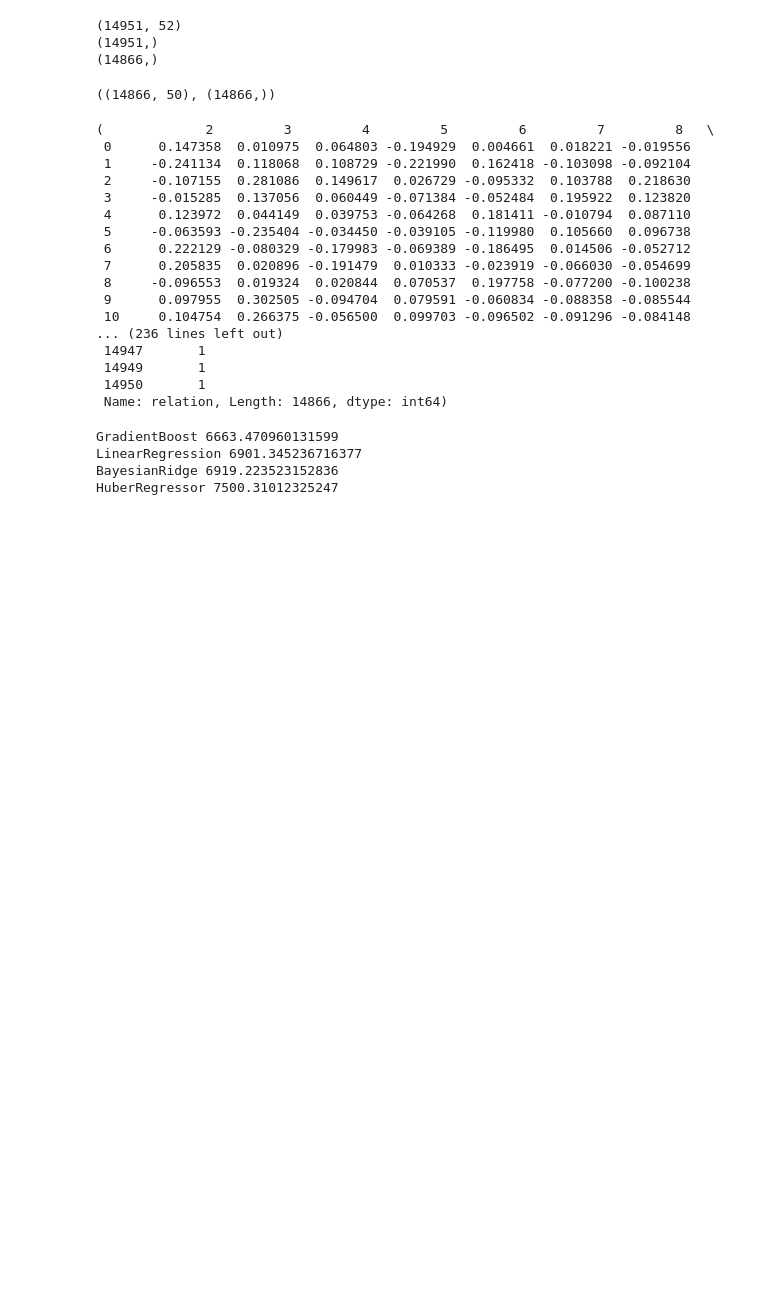
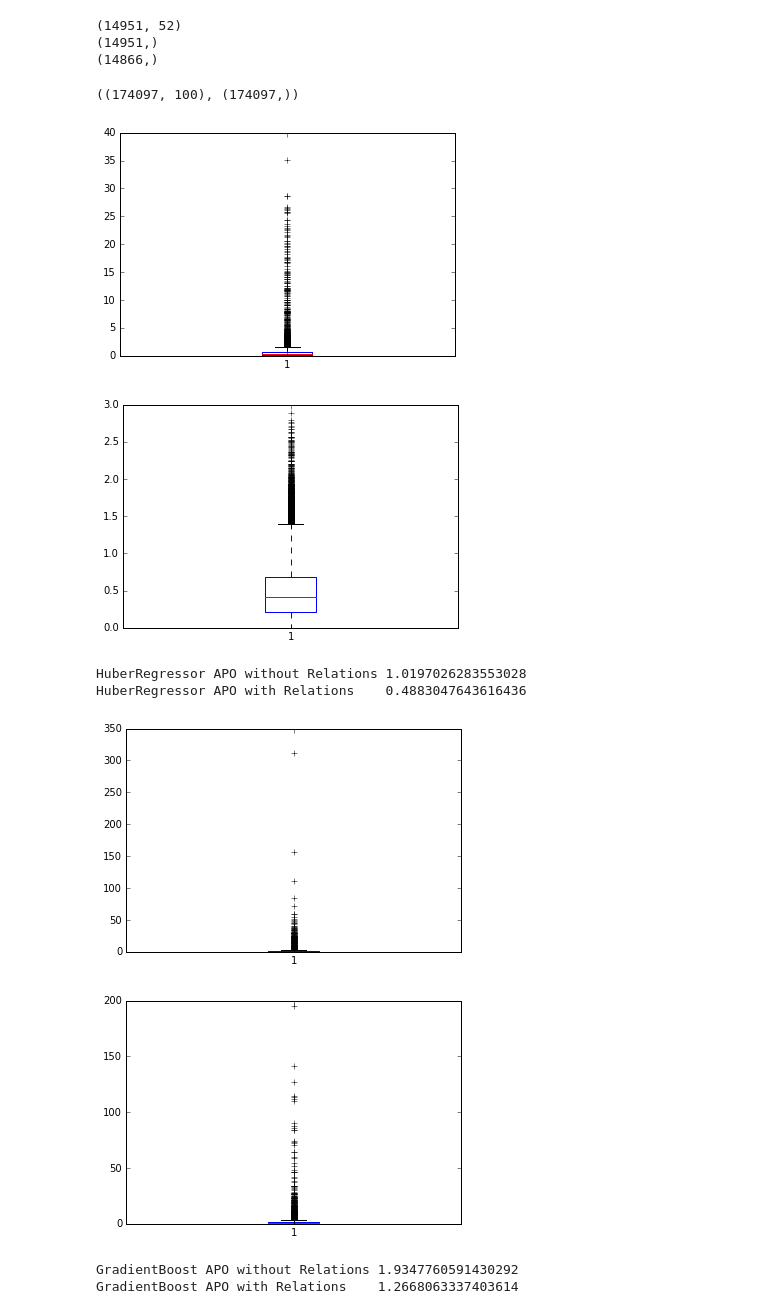
Before and after one commit to GittiHab/kb-completion, a Jupyter notebook: notebooks/pl-1.0-node_degree_regression.ipynb, the cells around one changed output. Saved outputs shown, nothing was run; the diff lists cells and outputs as text; code cells hidden in the pictures; blank space fills up the shorter version.

```diff
--- a/notebooks/pl-1.0-node_degree_regression.ipynb
+++ b/notebooks/pl-1.0-node_degree_regression.ipynb
@@ -104,36 +95,22 @@ entities = np.array(entity_mapping)[:, 1].astype('int32')
 relations = np.array(rel_mapping)[:, 1].astype('int32')
 
 x, y = x_y_split(triples, embeddings[:len(entity_mapping)])
+x_rel, y_rel = x_y_split_with_rel(triples, embeddings, len(entities))
 # %% [output]
 (14951, 52)
 (14951,)
 (14866,)
 # %%
-x.shape, y.shape
+x_rel.shape, y_rel.shape
 # %% [output]
-((14866, 50), (14866,))
+((174097, 100), (174097,))
-# %%
-x, y
-# %% [output]
-(             2         3         4         5         6         7         8   \
- 0      0.147358  0.010975  0.064803 -0.194929  0.004661  0.018221 -0.019556
- 1     -0.241134  0.118068  0.108729 -0.221990  0.162418 -0.103098 -0.092104
- 2     -0.107155  0.281086  0.149617  0.026729 -0.095332  0.103788  0.218630
- 3     -0.015285  0.137056  0.060449 -0.071384 -0.052484  0.195922  0.123820
- 4      0.123972  0.044149  0.039753 -0.064268  0.181411 -0.010794  0.087110
- 5     -0.063593 -0.235404 -0.034450 -0.039105 -0.119980  0.105660  0.096738
- 6      0.222129 -0.080329 -0.179983 -0.069389 -0.186495  0.014506 -0.052712
- 7      0.205835  0.020896 -0.191479  0.010333 -0.023919 -0.066030 -0.054699
- 8     -0.096553  0.019324  0.020844  0.070537  0.197758 -0.077200 -0.100238
- 9      0.097955  0.302505 -0.094704  0.079591 -0.060834 -0.088358 -0.085544
- 10     0.104754  0.266375 -0.056500  0.099703 -0.096502 -0.091296 -0.084148
-... (236 lines left out)
- 14947       1
- 14949       1
- 14950       1
- Name: relation, Length: 14866, dtype: int64)
 # %%
 x_train, x_test, y_train, y_test = train_test_split(x, y, test_size=0.3, random_state=0)
+x_train_rel, x_test_rel, y_train_rel, y_test_rel = train_test_split(x_rel, y_rel, test_size=0.3, random_state=0)
+# %%
+def offset_percentage(expected, predicted):
+    error = np.absolute(expected - predicted)/expected
+    return np.array(error)
 # %%
 regressors = [
    # ('RandomForest', RandomForestRegressor(20, max_depth=2, random_state=0)),
@@ -143,12 +120,33 @@ regressors = [
     ('HuberRegressor', HuberRegressor()),
     #('KernelRidge', KernelRidge(random_state=0))
 ]
+predictions = {}
+predictions_rel = {}
 
 for name, regr in regressors:
     regr.fit(x_train, y_train)
-    print(name, sklearn.metrics.mean_squared_error(y_test, regr.predict(x_test)))
+    predictions[name] = regr.predict(x_test)
+    regr.fit(x_train_rel, y_train_rel)
+    predictions_rel[name] = regr.predict(x_test_rel)
-# %% [output]
-GradientBoost 6663.470960131599
-LinearRegression 6901.345236716377
-BayesianRidge 6919.223523152836
-HuberRegressor 7500.31012325247
+# %%
+for name in predictions:
+#     print(name, "MSE", sklearn.metrics.mean_squared_error(y_test, pred))
+#     print(name, "MAE", sklearn.metrics.mean_absolute_error(y_test, pred))
+#     print(name, "MedAE", sklearn.metrics.median_absolute_error(y_test, pred))
+    op = offset_percentage(y_test, predictions[name])
+    op_rel = offset_percentage(y_test_rel, predictions_rel[name])
+    plt.boxplot(op)
+    plt.show()
+    plt.boxplot(op_rel)
+    plt.show()
+    print(name, "APO without Relations", np.mean(op))
+    print(name, "APO with Relations   ", np.mean(op_rel))
+# %% [output]
+[figure, added]
+[figure, added]
+HuberRegressor APO without Relations 1.0197026283553028
+HuberRegressor APO with Relations    0.4883047643616436
+[figure, added]
+[figure, added]
+GradientBoost APO without Relations 1.9347760591430292
+GradientBoost APO with Relations    1.2668063337403614
```
Also changed, not shown: parts of 4 cells of this notebook, 4 other files.
